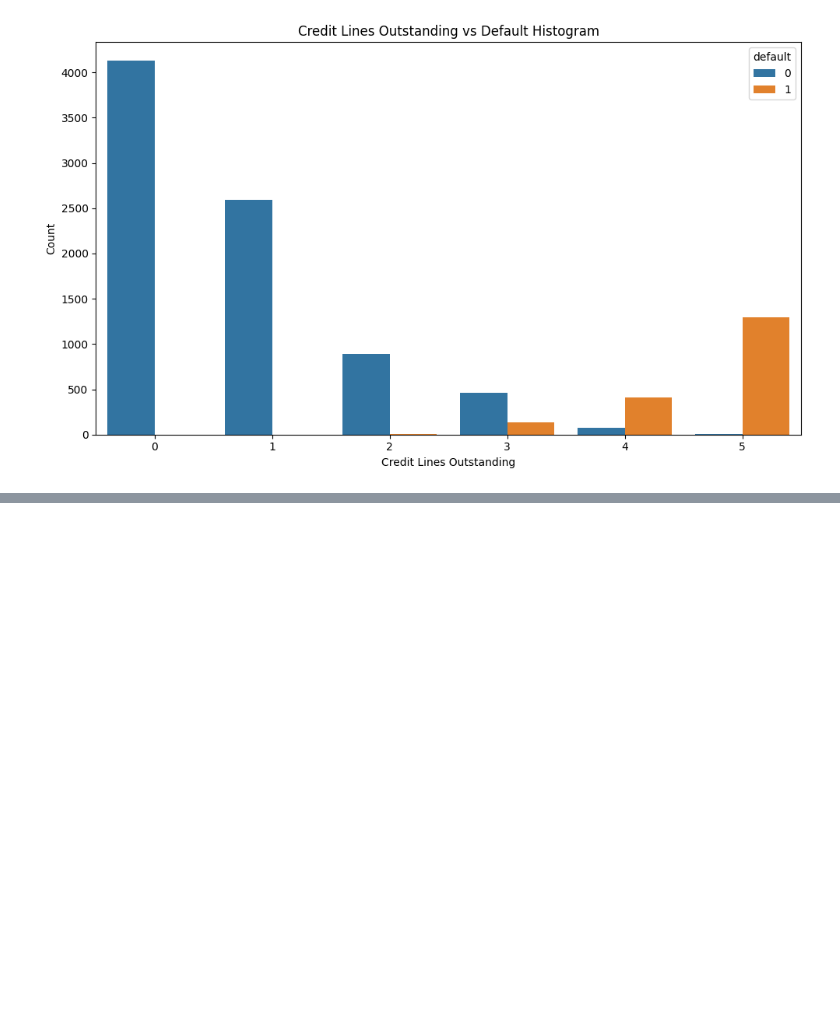
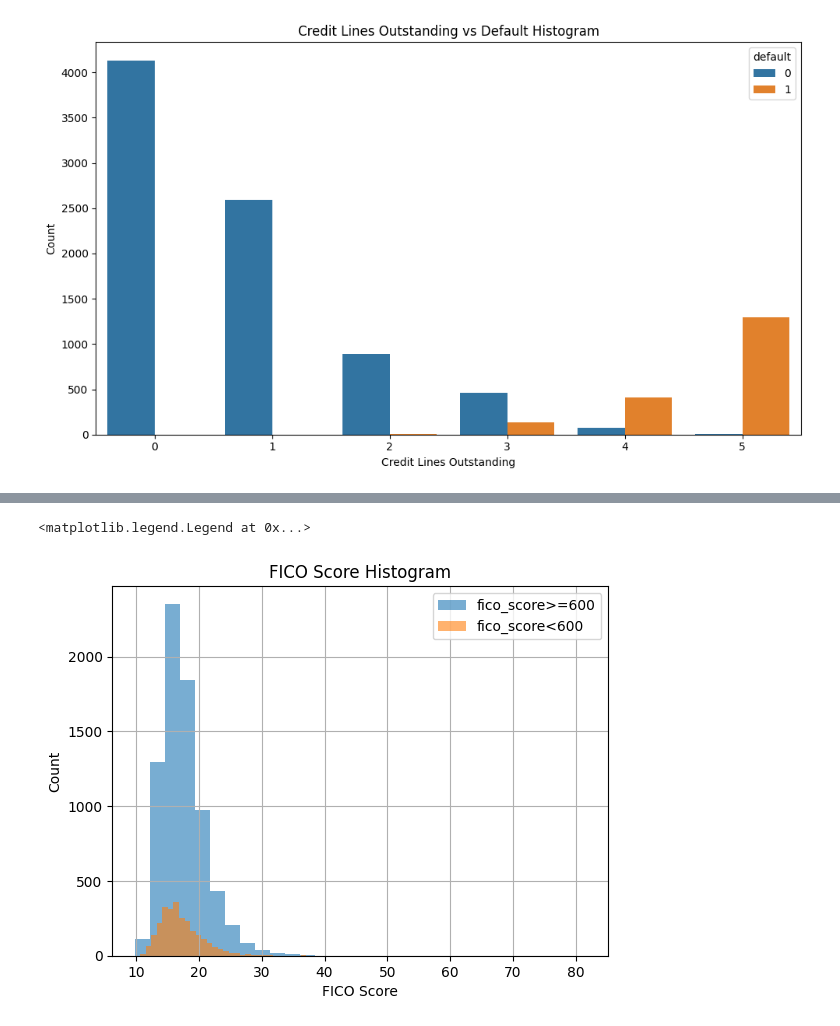
Before and after one commit to urvihp1001/JPMorganQuant, a Jupyter notebook: JPMC3.ipynb, the cells around one changed output, grey strips where cells are left out. Saved outputs shown, nothing was run; the diff lists cells and outputs as text; code cells hidden in the pictures; blank space fills up the shorter version.

```diff
--- a/JPMC3.ipynb
+++ b/JPMC3.ipynb
@@ -162,0 +214,10 @@ plt.tight_layout()
+# %%
+Loans_df[Loans_df['fico_score']>=600]['ratio_income_loan_amt'].hist(bins=30,alpha=0.6,label='fico_score>=600')
+Loans_df[Loans_df['fico_score']<600]['ratio_income_loan_amt'].hist(bins=30,alpha=0.6,label='fico_score<600')
+plt.xlabel('FICO Score')
+plt.ylabel('Count')
+plt.title('FICO Score Histogram')
+plt.legend()
+# %% [output]
+<matplotlib.legend.Legend at 0x...>
+[figure, added]
```
Also changed, not shown: parts of 12 cells of this notebook.
